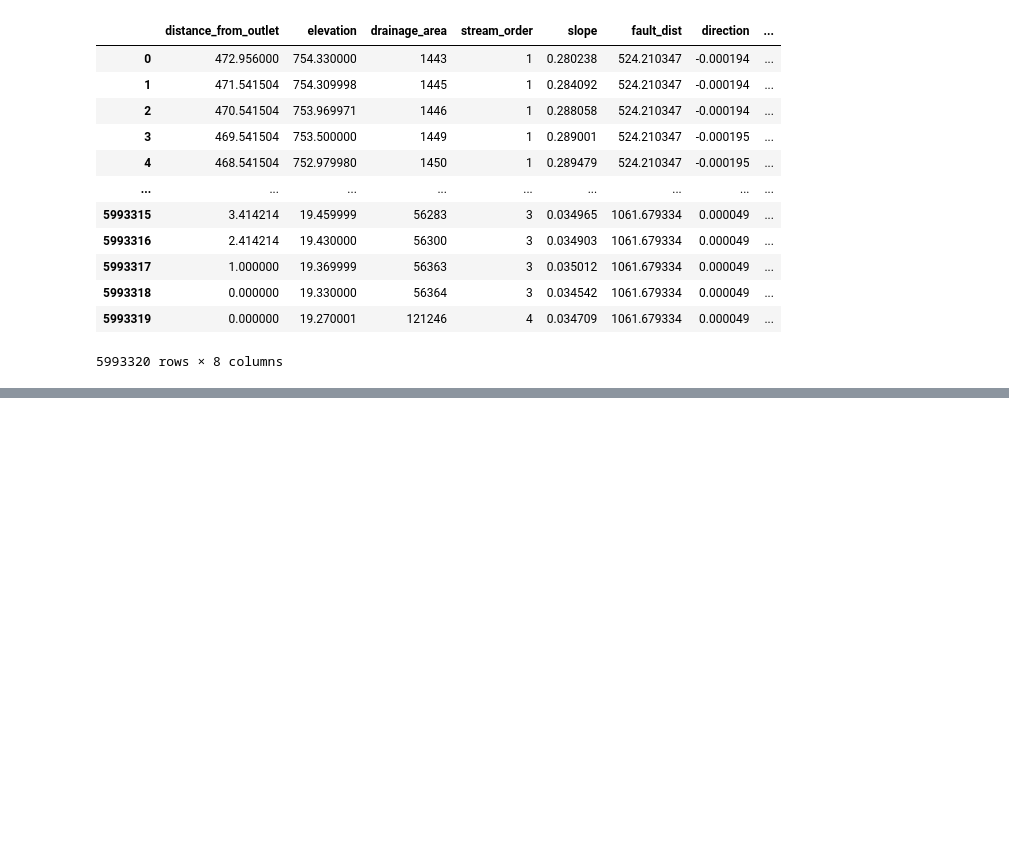
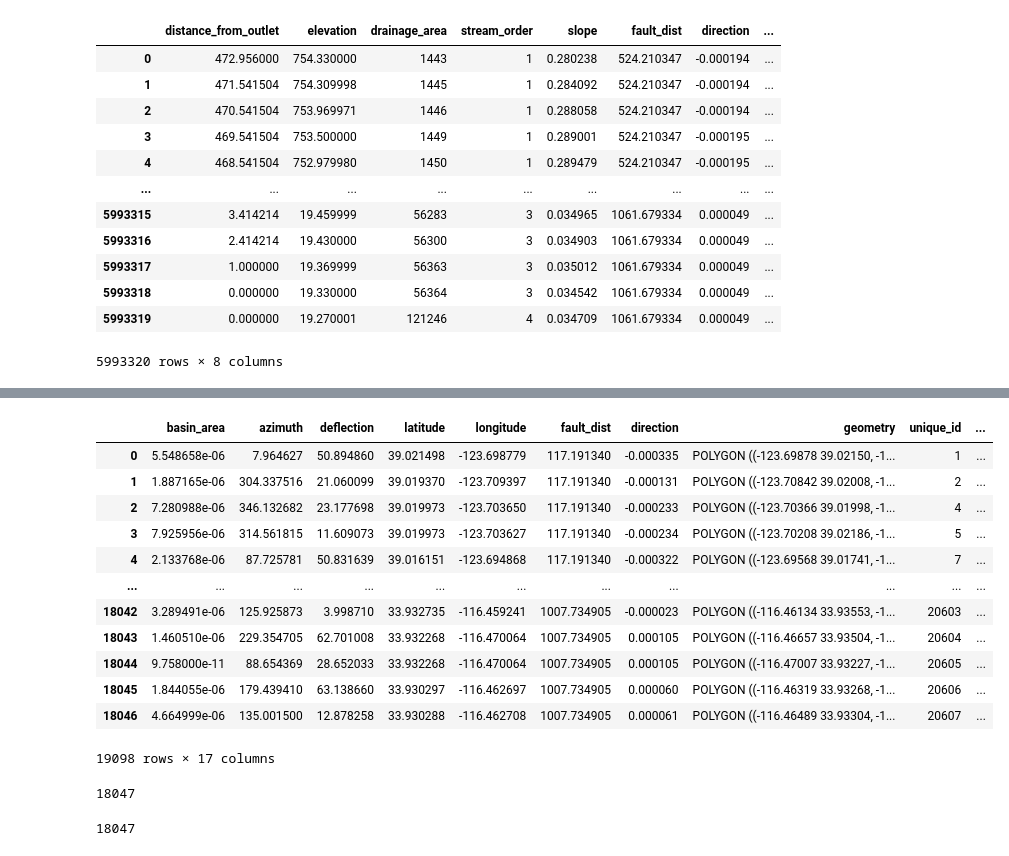
Before and after one commit to fclubb/fault-swath, a Jupyter notebook: notebooks/get_median_slopes.ipynb, the cells around one changed output, grey strips where cells are left out. Drawn from its saved outputs; the diff is of its cells as text; code cells hidden in the pictures; blank space fills up the shorter version.

```diff
--- a/notebooks/get_median_slopes.ipynb
+++ b/notebooks/get_median_slopes.ipynb
@@ -27,0 +47,4 @@ basin_gdf = gpd.read_file('/home/bjdd72/san_andreas/SAF_only_basins_deflection.s
+# %%
+# convert the hillslope csv to a geodataframe. Remove the non-unique ID labels
+geometry = [Point(xy) for xy in zip(hs_df.longitude, hs_df.latitude)]
+hs_gdf = gpd.GeoDataFrame(hs_df.drop(['latitude','longitude','basin_id','new_id'], axis=1), crs=crs, geometry=geometry)
@@ -87,0 +126,23 @@ basin_gdf.to_file('/home/bjdd72/san_andreas/SAF_only/SAF_only_channel_slopes_by_
+# %%
+# now join the hillslope data
+join = gpd.sjoin(basin_gdf, hs_gdf, how='left', op='contains')
+# %%
+join
+# %% [output]
+|  | basin_area | azimuth | deflection | latitude | longitude | fault_dist | direction | geometry | unique_id | ... |
+| 0 | 5.548658e-06 | 7.964627 | 50.894860 | 39.021498 | -123.698779 | 117.191340 | -0.000335 | POLYGON ((-123.69878 39.02150, -1... | 1 | ... |
+| 1 | 1.887165e-06 | 304.337516 | 21.060099 | 39.019370 | -123.709397 | 117.191340 | -0.000131 | POLYGON ((-123.70842 39.02008, -1... | 2 | ... |
+| 2 | 7.280988e-06 | 346.132682 | 23.177698 | 39.019973 | -123.703650 | 117.191340 | -0.000233 | POLYGON ((-123.70366 39.01998, -1... | 4 | ... |
+| 3 | 7.925956e-06 | 314.561815 | 11.609073 | 39.019973 | -123.703627 | 117.191340 | -0.000234 | POLYGON ((-123.70208 39.02186, -1... | 5 | ... |
+| 4 | 2.133768e-06 | 87.725781 | 50.831639 | 39.016151 | -123.694868 | 117.191340 | -0.000322 | POLYGON ((-123.69568 39.01741, -1... | 7 | ... |
+| ... | ... | ... | ... | ... | ... | ... | ... | ... | ... | ... |
+| 18042 | 3.289491e-06 | 125.925873 | 3.998710 | 33.932735 | -116.459241 | 1007.734905 | -0.000023 | POLYGON ((-116.46134 33.93553, -1... | 20603 | ... |
+| 18043 | 1.460510e-06 | 229.354705 | 62.701008 | 33.932268 | -116.470064 | 1007.734905 | 0.000105 | POLYGON ((-116.46657 33.93504, -1... | 20604 | ... |
+| 18044 | 9.758000e-11 | 88.654369 | 28.652033 | 33.932268 | -116.470064 | 1007.734905 | 0.000105 | POLYGON ((-116.47007 33.93227, -1... | 20605 | ... |
+| 18045 | 1.844055e-06 | 179.439410 | 63.138660 | 33.930297 | -116.462697 | 1007.734905 | 0.000060 | POLYGON ((-116.46319 33.93268, -1... | 20606 | ... |
+| 18046 | 4.664999e-06 | 135.001500 | 12.878258 | 33.930288 | -116.462708 | 1007.734905 | 0.000061 | POLYGON ((-116.46489 33.93304, -1... | 20607 | ... |
+19098 rows × 17 columns
+# %%
+len(join.unique_id.unique())
+# %% [output]
+18047
@@ -87,0 +151,4 @@ basin_gdf.to_file('/home/bjdd72/san_andreas/SAF_only/SAF_only_channel_slopes_by_
+# %%
+len(join)
+# %% [output]
+18047
```
Also changed, not shown: parts of 11 cells of this notebook, 2 other files.
